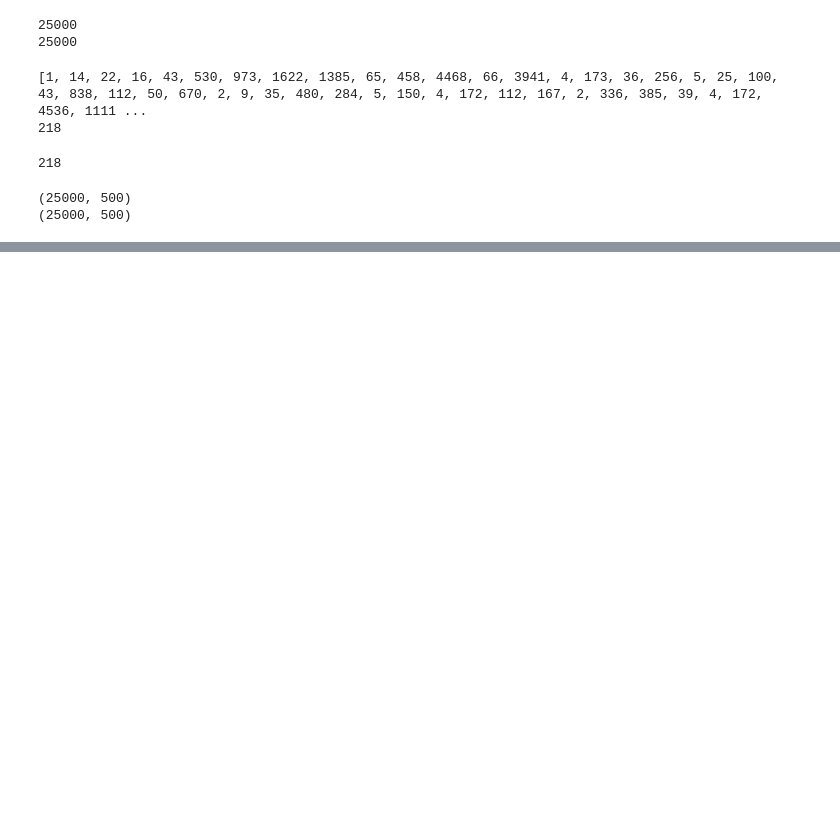
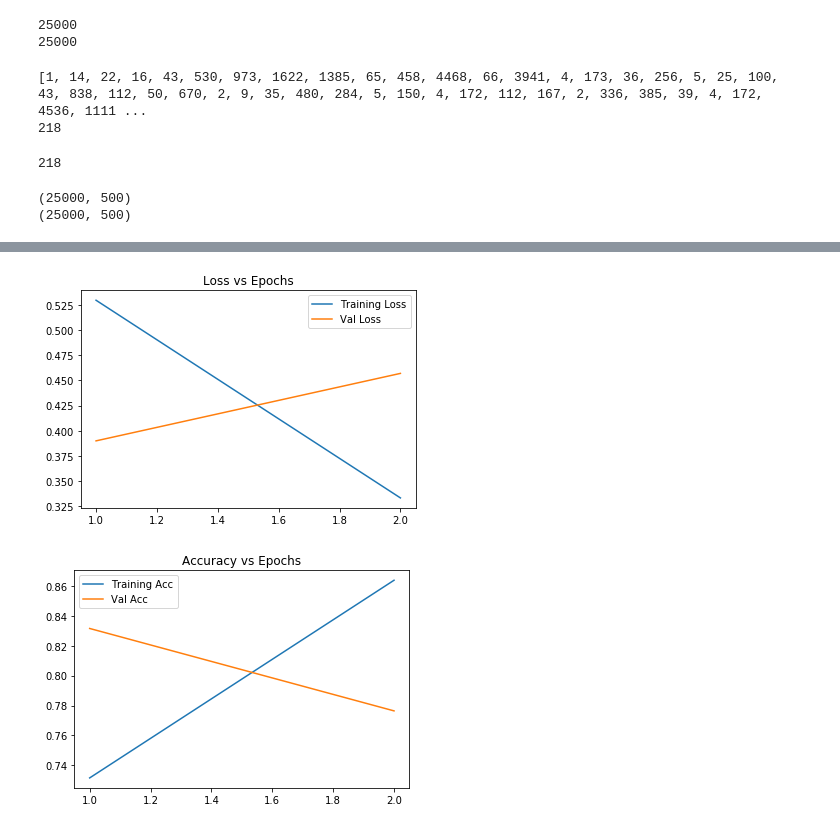
Before and after one commit to Jagannath7/IMDB-Classification, a Jupyter notebook: IMDB_classification.ipynb, the cells around one changed output, grey strips where cells are left out. Saved outputs shown, nothing was run; the diff lists cells and outputs as text; code cells hidden in the pictures; blank space fills up the shorter version.

```diff
--- a/IMDB_classification.ipynb
+++ b/IMDB_classification.ipynb
@@ -73,2 +66,0 @@ Use tf.where in 2.0, which has the same broadcast rule as np.where
-# %%
-model.fit(Xtrain,YT,validation_split=0.2,epochs=10,batch_size=128)
@@ -95,0 +67,8 @@ Epoch 9/10
+# %%
+from keras.callbacks import ModelCheckpoint #saves the best model, tackle overfitting
+from keras.callbacks import EarlyStopping #saves time
+
+checkpoint = ModelCheckpoint('bestModel.h5',monitor='val_loss',verbose=0,save_best_only=True,save_weights_only=False,mode='auto',period=1)
+earlypoint = EarlyStopping(monitor='val_accuracy',patience=1)
+
+hist = model.fit(Xtrain,YT,validation_split=0.2,epochs=10,batch_size=128,callbacks=[checkpoint,earlypoint])
@@ -95,0 +81,27 @@ Epoch 9/10
+# %%
+import matplotlib.pyplot as plt
+
+acc = hist.history['accuracy']
+val_acc = hist.history['val_accuracy']
+
+loss = hist.history['loss']
+val_loss = hist.history['val_loss']
+
+epochs = range(1,len(loss)+1)
+
+plt.title("Loss vs Epochs")
+plt.plot(epochs,loss,label="Training Loss")
+plt.plot(epochs,val_loss,label="Val Loss")
+plt.legend()
+plt.show()
+
+
+
+plt.title("Accuracy vs Epochs")
+plt.plot(epochs,acc,label="Training Acc")
+plt.plot(epochs,val_acc,label="Val Acc")
+plt.legend()
+plt.show()
+# %% [output]
+[figure, added]
+[figure, added]
```
Also changed, not shown: parts of 11 cells of this notebook.
